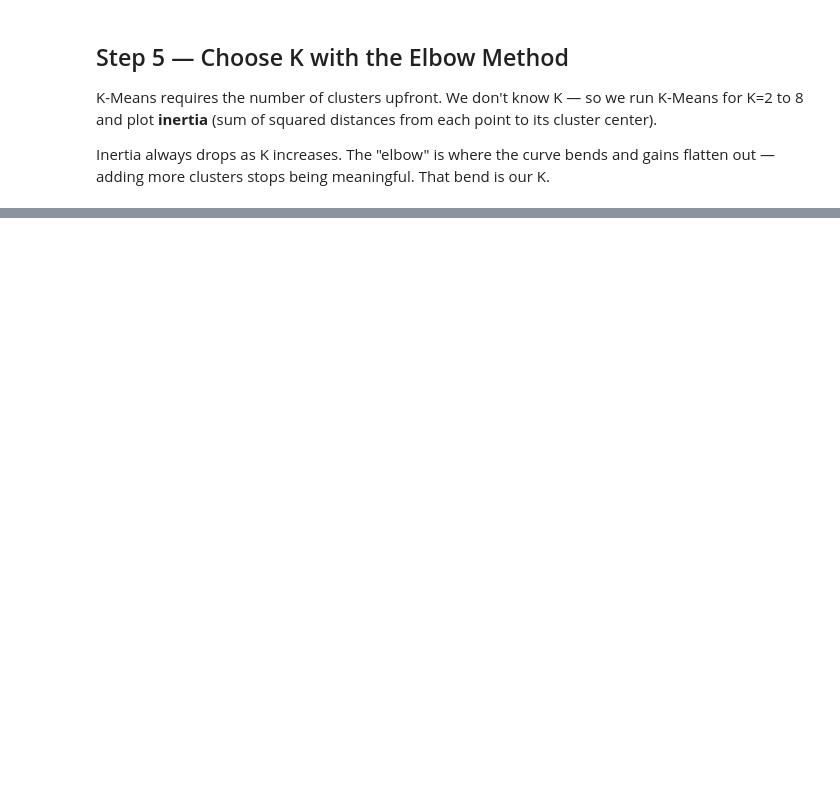
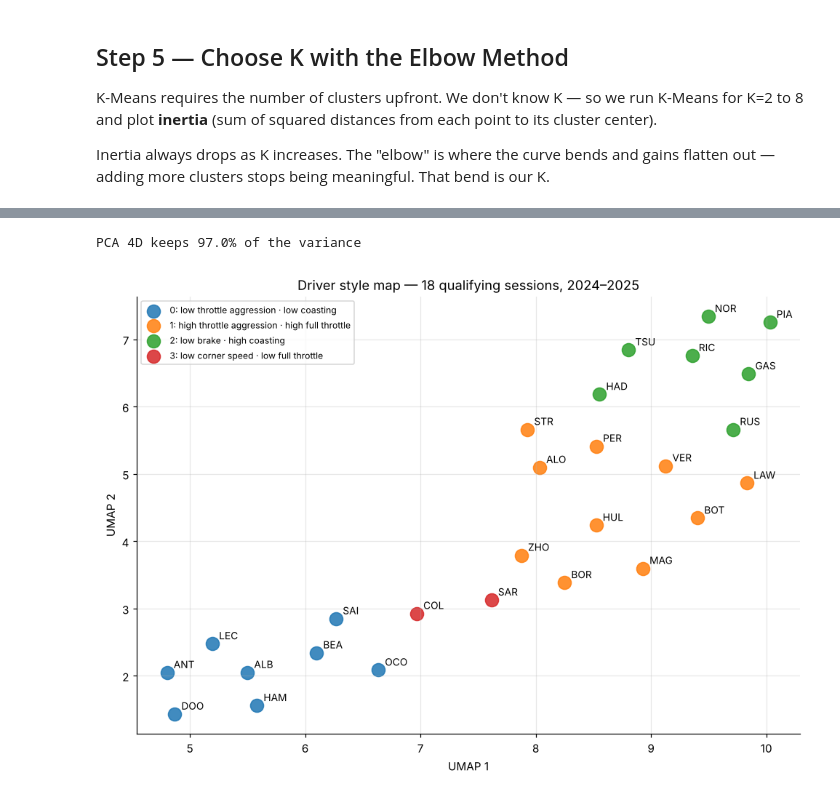
Before and after one commit to pdf1802/f1-data-science, a Jupyter notebook: notebooks/driver_style_fingerprinting.ipynb, the cells around one changed output, grey strips where cells are left out. Saved outputs shown, nothing was run; the diff lists cells and outputs as text; code cells hidden in the pictures; blank space fills up the shorter version.

```diff
--- a/notebooks/driver_style_fingerprinting.ipynb
+++ b/notebooks/driver_style_fingerprinting.ipynb
@@ -762,0 +471,19 @@ UMAP complete — shape: (27, 2)
+# %%
+FEATURE_COLS_CLEAN = ["brake_application_pct", "full_throttle_pct", "coasting_pct", "throttle_smoothness",
+                      "min_speed_ratio"]
+scaler_clean = StandardScaler()
+X_clean = scaler_clean.fit_transform(df_drivers[FEATURE_COLS_CLEAN])
+kmeans_clean = KMeans(n_clusters=4, random_state=42, n_init=10).fit(X_clean)
+df_drivers["Cluster"] = kmeans_clean.labels_
+show_clusters(kmeans_clean.labels_, df_drivers)
+
+# Name each cluster by what sets it apart: its two most extreme features (z-scores of the centre)
+LABEL = {"brake_application_pct": "brake", "full_throttle_pct": "full throttle", "coasting_pct": "coasting",
+         "throttle_smoothness": "throttle aggression", "min_speed_ratio": "corner speed"}
+centres = pd.DataFrame(kmeans_clean.cluster_centers_, columns=FEATURE_COLS_CLEAN)
+CLUSTER_NAMES = {}
+for c, row in centres.iterrows():
+    top = row.abs().sort_values(ascending=False).index[:2]
+    CLUSTER_NAMES[c] = " · ".join(f"{'high' if row[f] > 0 else 'low'} {LABEL[f]}" for f in top)
+print("\nCluster centres (z-scores):")
+print(centres.round(2).assign(name=pd.Series(CLUSTER_NAMES)).to_string())
@@ -931,0 +514,20 @@ fig.show()
+# %%
+pca_4d = PCA(n_components=4, random_state=42)
+X_pca4 = pca_4d.fit_transform(X_clean)
+print(f"PCA 4D keeps {pca_4d.explained_variance_ratio_.sum():.1%} of the variance")
+X_umap = umap.UMAP(n_components=2, random_state=42, n_neighbors=8, min_dist=0.3).fit_transform(X_pca4)
+df_drivers["UMAP1"], df_drivers["UMAP2"] = X_umap[:, 0], X_umap[:, 1]
+
+COLOURS = ["#1f77b4", "#ff7f0e", "#2ca02c", "#d62728"]
+fig, ax = plt.subplots(figsize=(9, 6.5))
+for c in sorted(df_drivers.Cluster.unique()):
+    g = df_drivers[df_drivers.Cluster == c]
+    ax.scatter(g.UMAP1, g.UMAP2, s=140, color=COLOURS[c], alpha=0.85, label=f"{c}: {CLUSTER_NAMES[c]}")
+    for _, r in g.iterrows():
+        ax.annotate(r.Driver, (r.UMAP1, r.UMAP2), xytext=(6, 4), textcoords="offset points", fontsize=9)
+ax.set_xlabel("UMAP 1"); ax.set_ylabel("UMAP 2")
+ax.set_title(f"Driver style map — {len(all_features)} qualifying sessions, 2024–2025")
+ax.legend(fontsize=8, loc="best"); plt.tight_layout(); plt.show()
+# %% [output]
+PCA 4D keeps 97.0% of the variance
+[figure, added]
```
Also changed, not shown: parts of 45 cells of this notebook, 2 other files.
